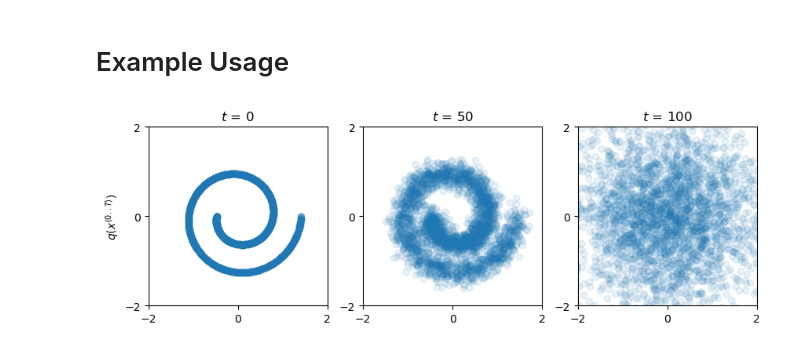
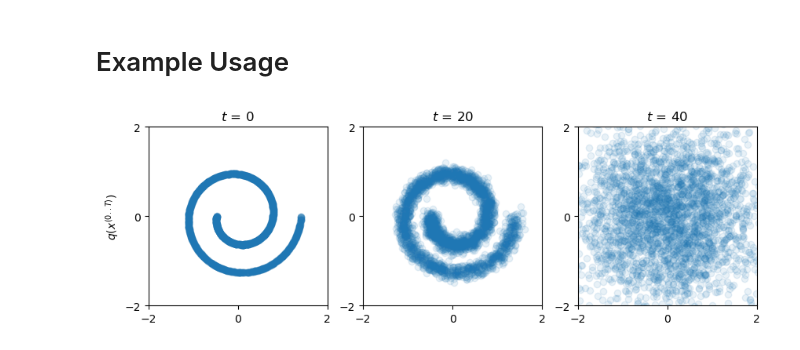
Before and after one commit to eschafir/diffusion-models-impl, a Jupyter notebook: forward_process.ipynb, the cells around one changed output. Cells and saved outputs as stored; diff of their text form; code cells hidden in the pictures.

```diff
--- a/forward_process.ipynb
+++ b/forward_process.ipynb
@@ -165,11 +166,11 @@ def visualize_comparison(model, data, t, T):
 # %% [markdown]
 # Example Usage
 # %%
-T = 100
+T = 40
 model = Diffusion(T)
 # xt = model.forward(x0, 20)
 # visualize_xt(xt)
-visualize_comparison(model, x0, 50, T)
-# visualize_diffusion_process(model, x0, "./diffusion.gif", steps=T)
+visualize_comparison(model, x0, 20, T)
+visualize_diffusion_process(model, x0, "./diffusion.gif", steps=T)
 # %% [output]
-[figure, old version]
+[figure, new version]
```
Also changed, not shown: parts of 3 cells of this notebook, 3 other files.
